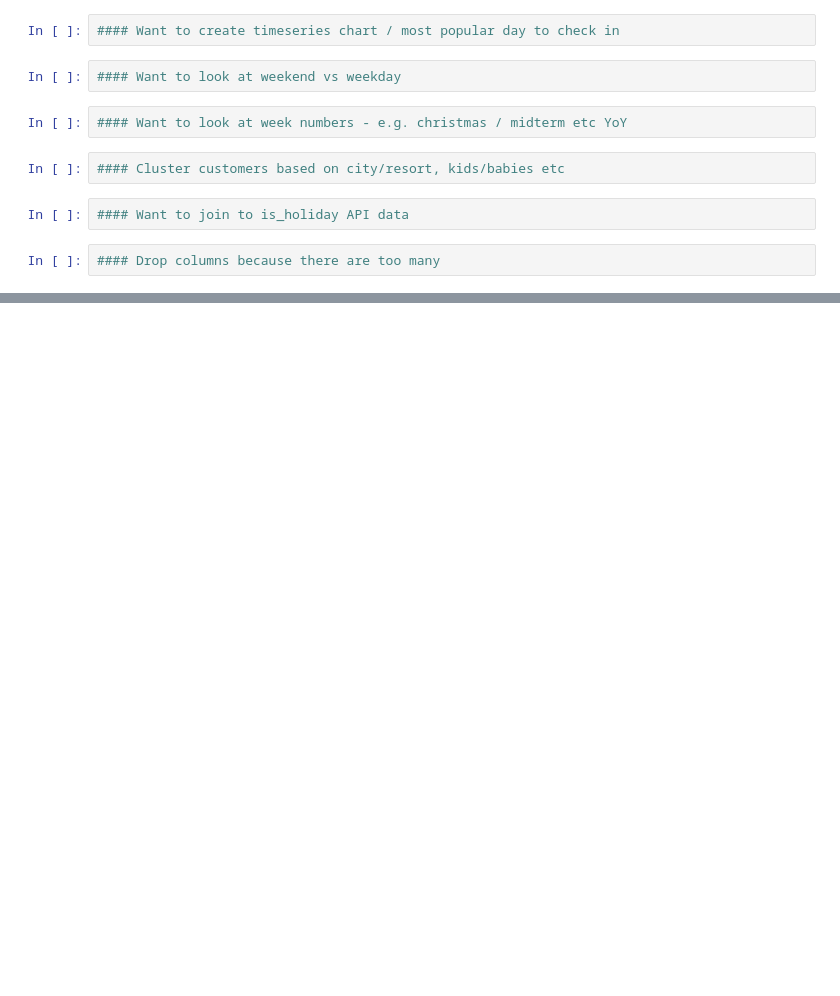
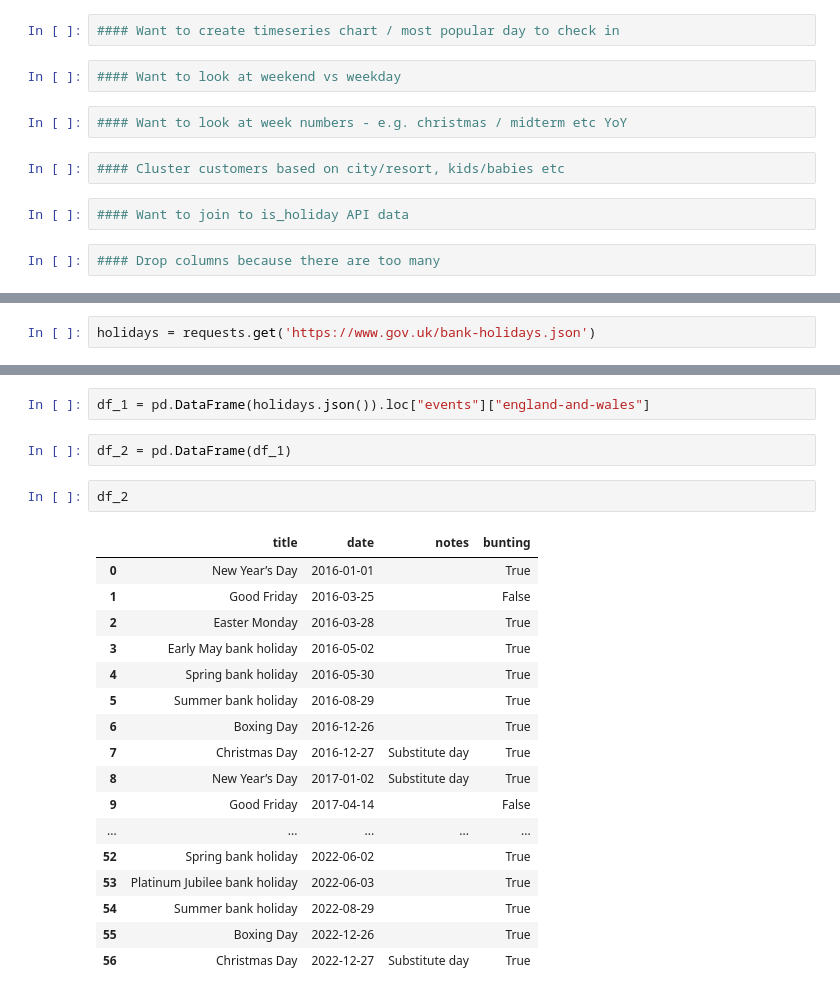
Before and after one commit to elainecorcoran1/UCDProject, a Jupyter notebook: hotel_bookings_v2.ipynb, the cells around one changed output, grey strips where cells are left out. Cells and saved outputs as stored; diff of their text form; blank space fills up the shorter version.

```diff
--- a/hotel_bookings_v2.ipynb
+++ b/hotel_bookings_v2.ipynb
@@ -554,0 +549,2 @@ cancelations.head()
+# %%
+holidays = requests.get('https://www.gov.uk/bank-holidays.json')
@@ -554,0 +559,24 @@ cancelations.head()
+# %%
+df_1 = pd.DataFrame(holidays.json()).loc["events"]["england-and-wales"]
+# %%
+df_2 = pd.DataFrame(df_1)
+# %%
+df_2
+# %% [output]
+|  | title | date | notes | bunting |
+| 0 | New Year’s Day | 2016-01-01 |  | True |
+| 1 | Good Friday | 2016-03-25 |  | False |
+| 2 | Easter Monday | 2016-03-28 |  | True |
+| 3 | Early May bank holiday | 2016-05-02 |  | True |
+| 4 | Spring bank holiday | 2016-05-30 |  | True |
+| 5 | Summer bank holiday | 2016-08-29 |  | True |
+| 6 | Boxing Day | 2016-12-26 |  | True |
+| 7 | Christmas Day | 2016-12-27 | Substitute day | True |
+| 8 | New Year’s Day | 2017-01-02 | Substitute day | True |
+| 9 | Good Friday | 2017-04-14 |  | False |
+| ... | ... | ... | ... | ... |
+| 52 | Spring bank holiday | 2022-06-02 |  | True |
+| 53 | Platinum Jubilee bank holiday | 2022-06-03 |  | True |
+| 54 | Summer bank holiday | 2022-08-29 |  | True |
+| 55 | Boxing Day | 2022-12-26 |  | True |
+| 56 | Christmas Day | 2022-12-27 | Substitute day | True |
```
Also changed, not shown: parts of 7 cells of this notebook.
